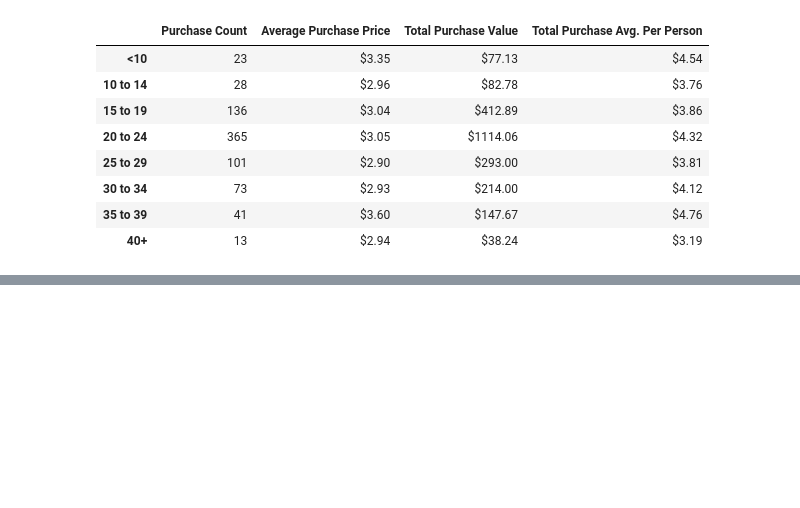
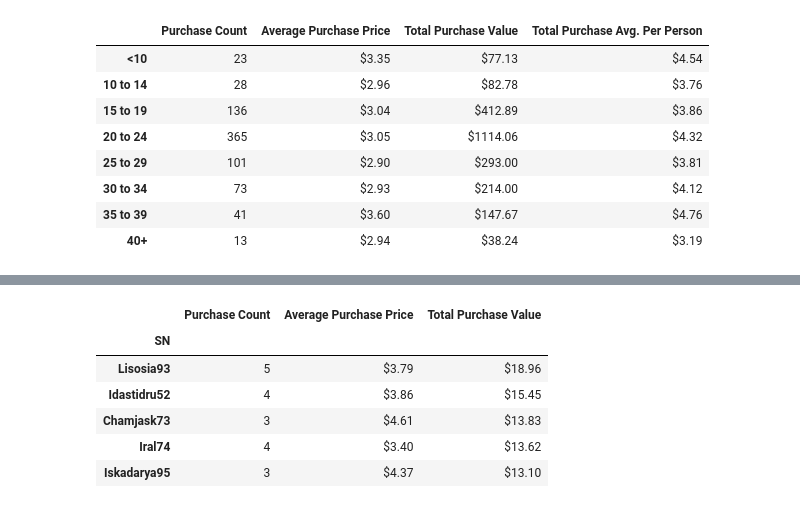
Before and after one commit to markwsutton/pandas-challenge, a Jupyter notebook: HeroesOfPymoli/HeroesOfPymoli.ipynb, the cells around one changed output, grey strips where cells are left out. Saved outputs shown, nothing was run; the diff lists cells and outputs as text; code cells hidden in the pictures; blank space fills up the shorter version.

```diff
--- a/HeroesOfPymoli/HeroesOfPymoli.ipynb
+++ b/HeroesOfPymoli/HeroesOfPymoli.ipynb
@@ -340,2 +201,49 @@ pandas.core.groupby.generic.DataFrameGroupBy
+# %%
+# brandnew_gb_object[["Purchase ID", "Age", "Gender"]].mean()
+# Top Spenders
+# Find top 5 spenders and create dataframe with:
+# Index: SN; Columns: Purchase Count, Average Purchase Price, Total Purchase Value
+
+# First, create new gbdf object by SN
+brandnew_gbdf_object = purchase_data.groupby(["SN"])
+#brandnew_gbdf_object
+
+#Create new dataframes for each value sought
+countperSN = brandnew_gbdf_object[["Purchase ID"]].count()
+#countperSN
+
+totalperSN = brandnew_gbdf_object.sum()[["Price"]]
+#totalperSN
+
+avgperSN = brandnew_gbdf_object[["Price"]].mean()
+#avgperSN
+
+# Since DFs have same index you can join them together to create one DF
+merge_df1 = pd.merge(countperSN, avgperSN, on="SN", how="outer")
+merge_df2 = pd.merge(merge_df1, totalperSN, on="SN", how="outer")
+#merge_df2
+
+#rename columns
+renamed_df = merge_df2.rename(columns={"Purchase ID":"Purchase Count",
+                                       "Price_x":"Average Purchase Price",
+                                      "Price_y": "Total Purchase Value"})
+
+#sort by total purchase value
+sorted_df = renamed_df.sort_values(by=["Total Purchase Value"], ascending=False)
+
+#format the currency columns
+sorted_df["Average Purchase Price"] = sorted_df["Average Purchase Price"].map("${:.2f}".format)
+sorted_df["Total Purchase Value"] = sorted_df["Total Purchase Value"].map("${:.2f}".format)
+
+#display the final dataframe head -- 5 top values
+sorted_df.head()
+# %% [output]
+|  | Purchase Count | Average Purchase Price | Total Purchase Value |
+| SN |  |  |  |
+| Lisosia93 | 5 | $3.79 | $18.96 |
+| Idastidru52 | 4 | $3.86 | $15.45 |
+| Chamjask73 | 3 | $4.61 | $13.83 |
+| Iral74 | 4 | $3.40 | $13.62 |
+| Iskadarya95 | 3 | $4.37 | $13.10 |
 # %%
 # Most Popular Items
```
Also changed, not shown: parts of 13 cells of this notebook.
